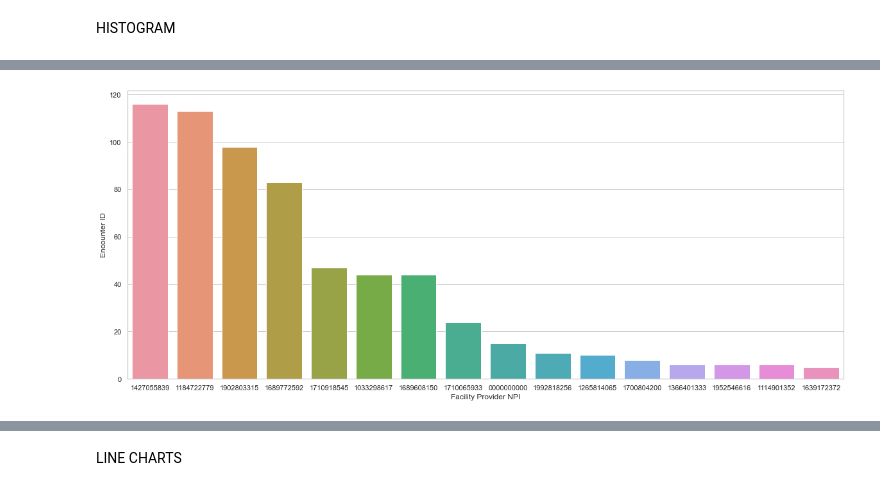
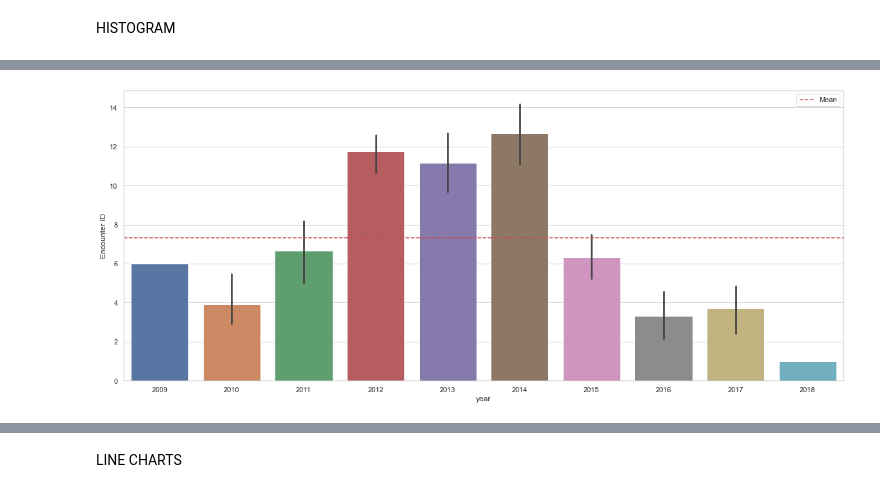
Before and after one commit to tipearso/hospital-readmissions, a Jupyter notebook: notebooks/plots.ipynb, the cells around one changed output, grey strips where cells are left out. Saved outputs shown, nothing was run; the diff lists cells and outputs as text; code cells hidden in the pictures.

```diff
--- a/notebooks/plots.ipynb
+++ b/notebooks/plots.ipynb
@@ -128,5 +132,9 @@ _= plt.xlabel('Count of Readmissions')
-# %%
-sns.set_theme(style="whitegrid")
-ax = sns.barplot(x='Facility Provider NPI', y='Encounter ID',  data=occurance2)
-# %% [output]
-[figure, removed]
+# %%
+mean = occurance4['Encounter ID'].mean()
+# %%
+sns.set_theme(style="whitegrid")
+ax1 = sns.barplot(x='year', y='Encounter ID',  data=occurance4)
+ax1.axhline(mean, color='r', linestyle='--', label="Mean")
+_=ax1.legend()
+# %% [output]
+[figure, added]
```
Also changed, not shown: parts of 15 cells of this notebook.
